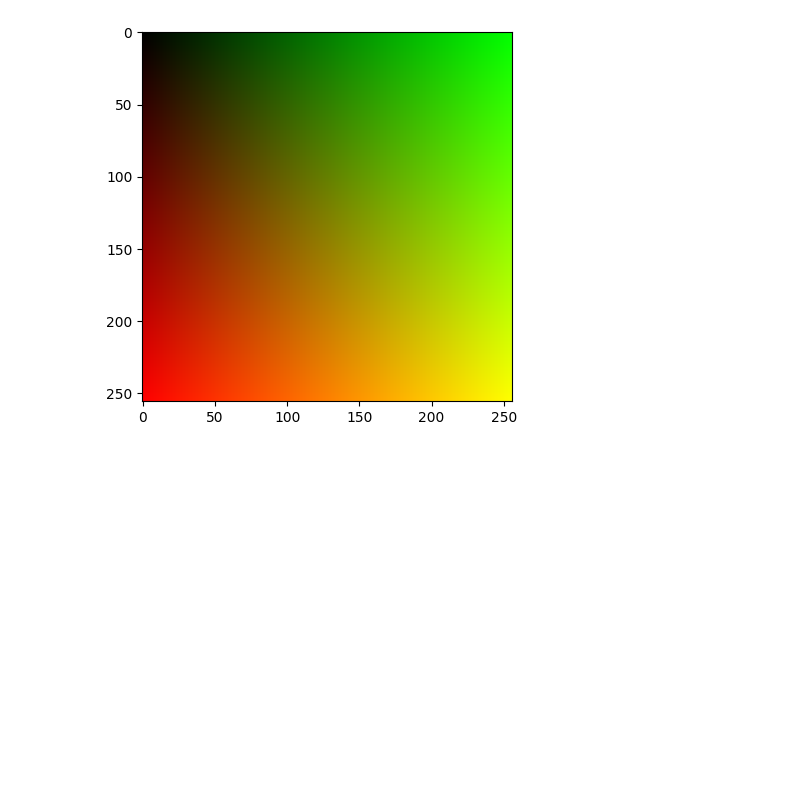
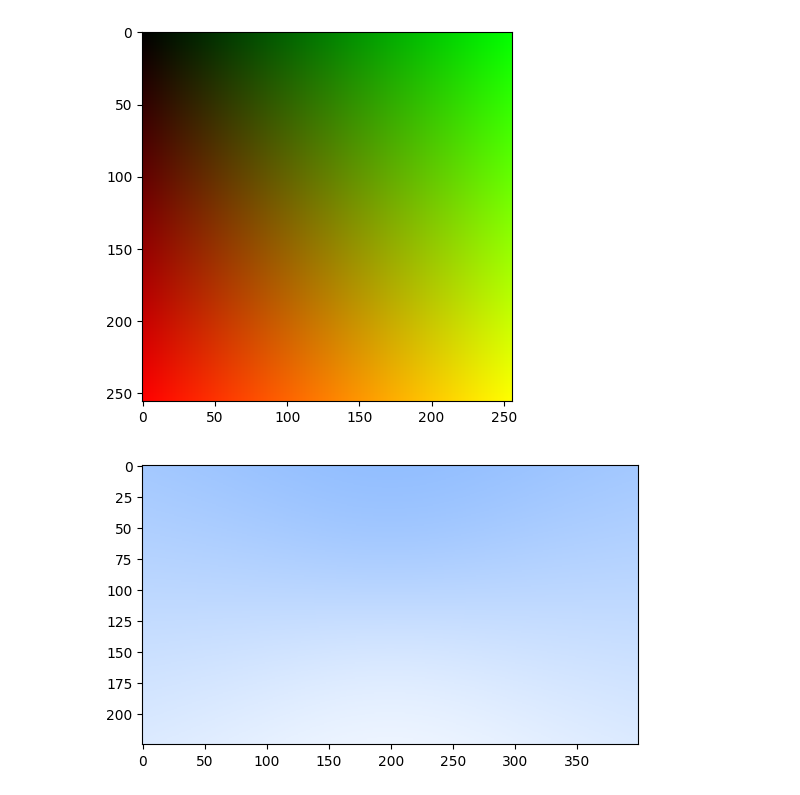
Before and after one commit to gkpatwardhan/CS445_RayTracer, a Jupyter notebook: RayTracer.ipynb, the cells around one changed output. Cells and saved outputs as stored; diff of their text form; code cells hidden in the pictures; blank space fills up the shorter version.

```diff
--- a/RayTracer.ipynb
+++ b/RayTracer.ipynb
@@ -47,3 +68,47 @@ def hello_world_ppm():
 hello_world_ppm()
 # %% [output]
 [figure]
+# %%
+# Ray class
+class Ray:
+    def __init__(self, origin: Point, direction: Vector3):
+        self.origin = origin
+        self.direction = direction
+
+    def at(self, time: float) -> Point:
+        return self.origin + (time * self.direction)
+# %%
+# Raycast image dimensions
+aspect_ratio = 16.0 / 9.0
+image_width = 400
+image_height = max(1, int(image_width / aspect_ratio))
+
+viewport_height = 2.0
+viewport_width = viewport_height * float(image_width) / float(image_height)
+
+# Camera properties
+focal_length = 1.0
+camera_center = Point(0, 0, 0)
+
+viewport_u = Vector3(viewport_width, 0, 0)
+viewport_v = Vector3(0, -viewport_height, 0)
+
+pixel_delta_u = viewport_u / image_width
+pixel_delta_v = viewport_v / image_height
+
+viewport_upper_left = camera_center - Vector3(0, 0, focal_length) - (viewport_u / 2) - (viewport_v / 2)
+# %%
+# Skyline PPM -- basic test to ensure Vector, Ray, and aspect ratio math works correctly
+pixel00_loc = viewport_upper_left + (pixel_delta_u + pixel_delta_v)*0.5
+ppm_file = 'skyline.ppm'
+def ray_color(ray: Ray) -> Color:
+    unit_direction = ray.direction.unit_vector()
+    a = (unit_direction.y + 1.0) * 0.5
+    return Color(1.0, 1.0, 1.0)*(1.0-a) + Color(0.5, 0.7, 1.0)*a
+def skyline_pixel_color(image_height: int, image_width: int, h: int, w: int) -> Color:
+    pixel_center = pixel00_loc + (pixel_delta_u * w) + (pixel_delta_v * h)
+    ray_direction = pixel_center - camera_center
+    return ray_color(Ray(camera_center, ray_direction))
+create_ppm(ppm_file, image_width, image_height, functools.partial(skyline_pixel_color, image_height, image_width))
+# %% [output]
+[figure, added]
```
Also changed, not shown: parts of 9 cells of this notebook.
